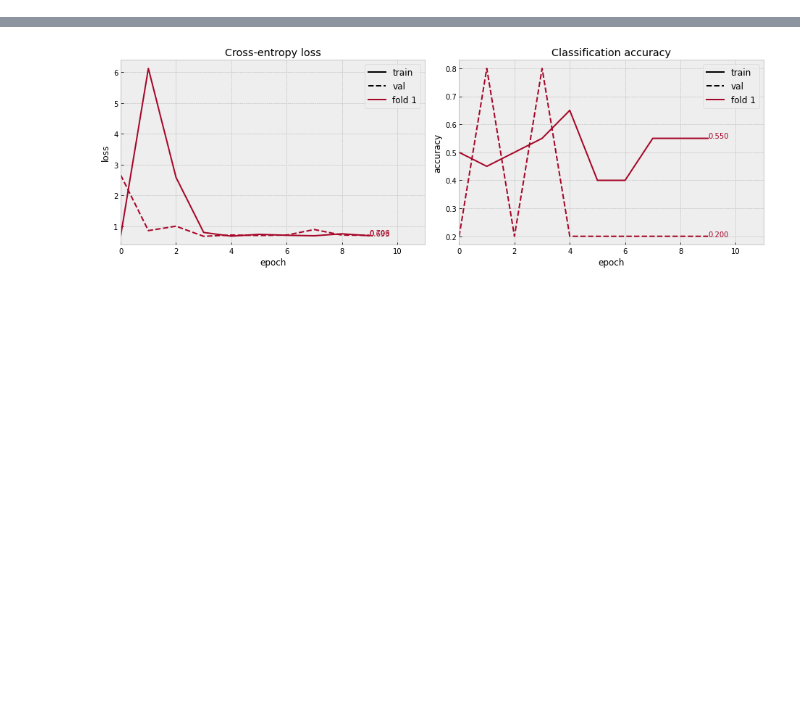
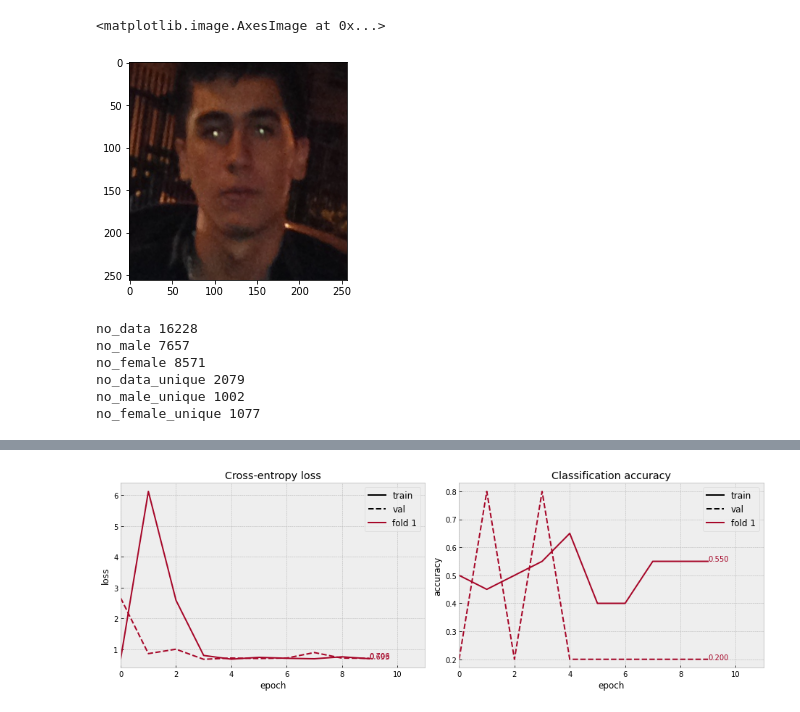
Before and after one commit to tejasr112002/Gender_recognition, a Jupyter notebook: test.ipynb, the cells around one changed output, grey strips where cells are left out. Drawn from its saved outputs; the diff is of its cells as text; code cells hidden in the pictures; blank space fills up the shorter version.

```diff
--- a/test.ipynb
+++ b/test.ipynb
@@ -6,0 +31,15 @@ turn_off_warnings()
+# %%
+plt.imshow(datsets[0][0][0,:])
+# %% [output]
+<matplotlib.image.AxesImage at 0x...>
+[figure, added]
+# %%
+for key, val in stats.items():
+    print(key, val)
+# %% [output]
+no_data 16228
+no_male 7657
+no_female 8571
+no_data_unique 2079
+no_male_unique 1002
+no_female_unique 1077
```
Also changed, not shown: parts of 9 cells of this notebook, 4 other files.
